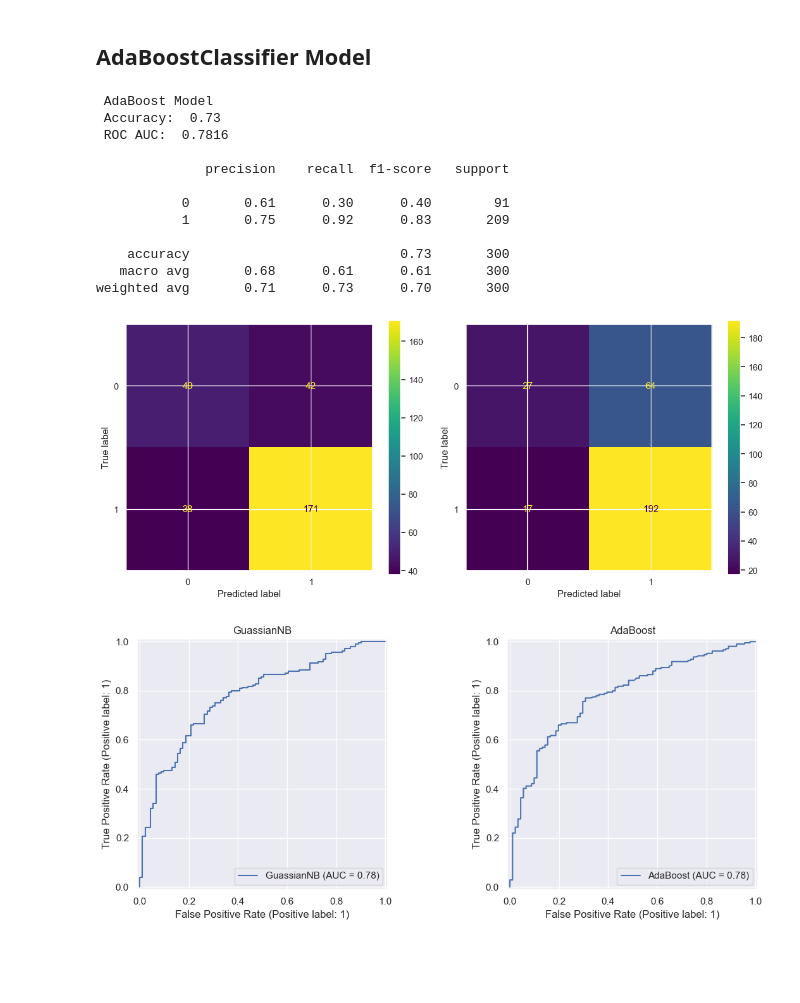
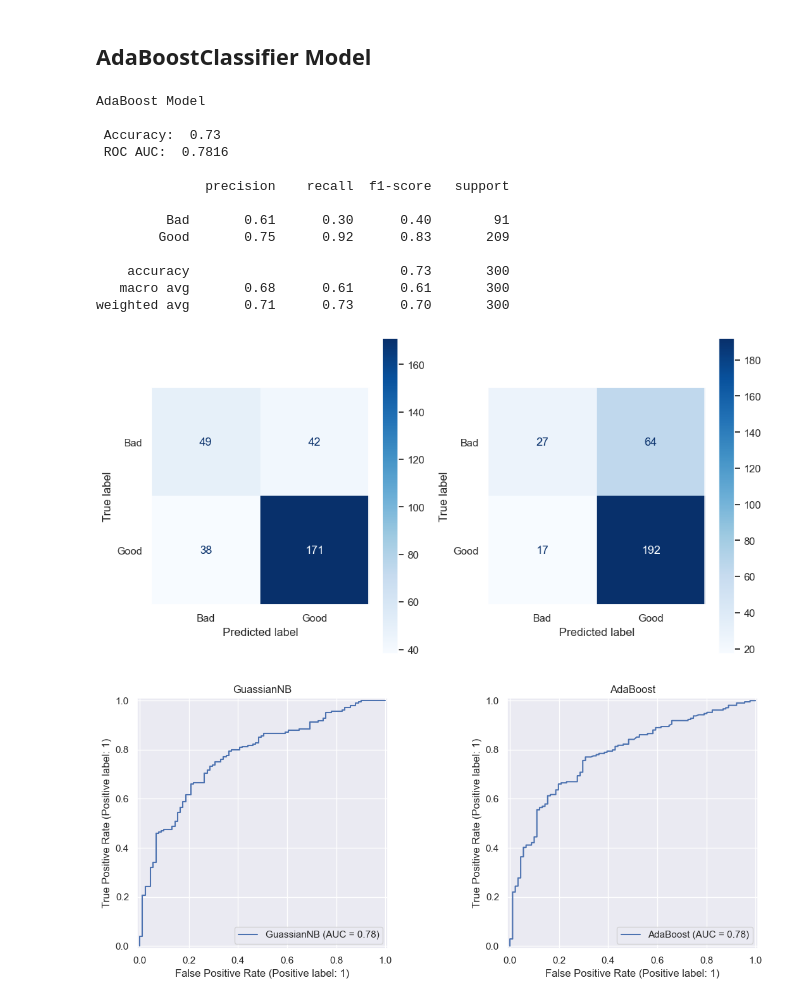
Before and after one commit to LeoTarulli/Credit_Risk_API, a Jupyter notebook: credit_project.ipynb, the cells around one changed output. Saved outputs shown, nothing was run; the diff lists cells and outputs as text; code cells hidden in the pictures; blank space fills up the shorter version.

```diff
--- a/credit_project.ipynb
+++ b/credit_project.ipynb
@@ -736,3 +736,6 @@ print(f"Best Test Accuracy = {best_test_accuracy:.3f}")
 [figure]
 Best k = 15
 Best Test Accuracy = 0.687
+# %%
+knn = KNeighborsClassifier(n_neighbors = 15)
+knn.fit(X_train, y_train)
@@ -810,34 +815,52 @@ ada_proba = ada_model.predict_proba(X_test)[:,1]
 print("\nAdaBoost Model\n")
 print(" Accuracy: ", round(accuracy_score(y_test, ada_pred),4))
 print(" ROC AUC: ", round(roc_auc_score(y_test, ada_proba),4),"\n")
-print(classification_report(y_test, ada_pred))
+print(classification_report(y_test, ada_pred, target_names = ["Bad", "Good"]))
 # %% [output]
- AdaBoost Model
+AdaBoost Model
+
  Accuracy:  0.73
  ROC AUC:  0.7816
 
               precision    recall  f1-score   support
 
-           0       0.61      0.30      0.40        91
-           1       0.75      0.92      0.83       209
+         Bad       0.61      0.30      0.40        91
+        Good       0.75      0.92      0.83       209
 
     accuracy                           0.73       300
    macro avg       0.68      0.61      0.61       300
 weighted avg       0.71      0.73      0.70       300
-# %%
-from sklearn.metrics import confusion_matrix, ConfusionMatrixDisplay, RocCurveDisplay
-
-cm_gnb = confusion_matrix(y_test, gnb_pred)
-cm_ada = confusion_matrix(y_test, ada_pred)
-
-fig,axes = plt.subplots(1,2,figsize=(12,5))
-
-ConfusionMatrixDisplay(confusion_matrix =cm_gnb).plot(ax=axes[0])
-ConfusionMatrixDisplay(confusion_matrix =cm_ada).plot(ax=axes[1])
-plt.tight_layout()
-plt.show()
-# %% [output]
-[figure, removed]
+# %%
+from sklearn.metrics import confusion_matrix, ConfusionMatrixDisplay, RocCurveDisplay
+
+cm_gnb = confusion_matrix(y_test, gnb_pred)
+cm_ada = confusion_matrix(y_test, ada_pred)
+
+
+disp_gnb = ConfusionMatrixDisplay(
+    confusion_matrix = cm_gnb,
+    display_labels = ["Bad", "Good"]
+)
+
+
+disp_ada = ConfusionMatrixDisplay(
+    confusion_matrix = cm_ada,
+    display_labels = ["Bad", "Good"]
+)
+
+plt.figure(figsize=(10,5))
+plt.subplot(1, 2, 1)
+disp_gnb.plot(cmap="Blues", values_format="d", ax=plt.gca())
+plt.grid(False)
+
+plt.subplot(1, 2, 2)
+disp_ada.plot(cmap="Blues", values_format="d", ax=plt.gca())
+plt.grid(False)
+
+plt.tight_layout()
+plt.show()
+# %% [output]
+[figure, added]
 # %%
 # Plotting of ROC curve
 
```
Also changed, not shown: parts of 17 cells of this notebook.
